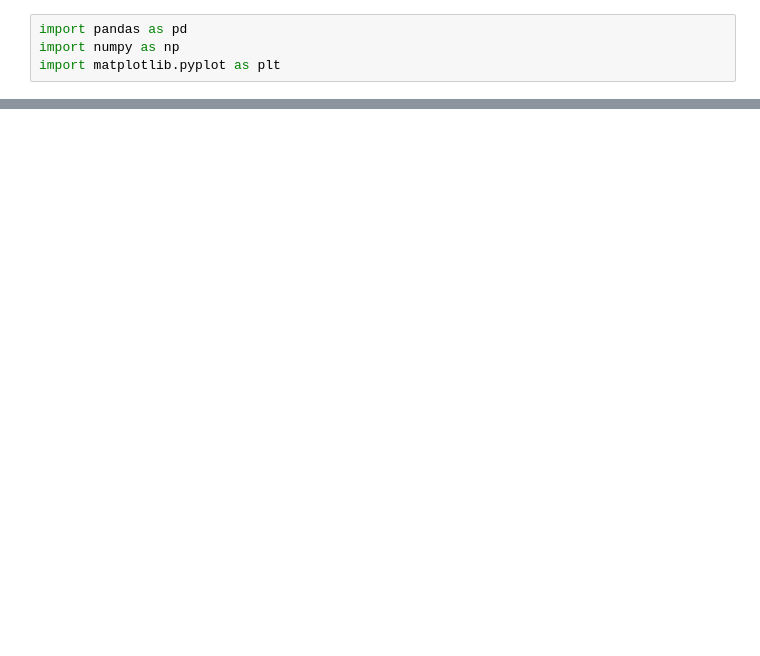
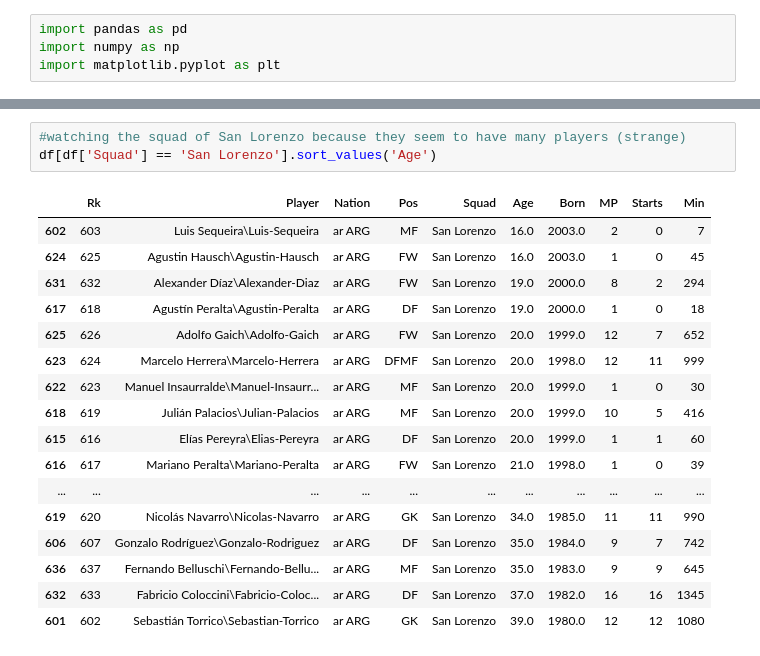
Before and after one commit to rcammi/TimePlayed_Superliga, a Jupyter notebook: analyze_data.ipynb, the cells around one changed output, grey strips where cells are left out. Cells and saved outputs as stored; diff of their text form; blank space fills up the shorter version.

```diff
--- a/analyze_data.ipynb
+++ b/analyze_data.ipynb
@@ -139,0 +112,21 @@ Name: Min, Length: 359, dtype: int64
+# %%
+#watching the squad of San Lorenzo because they seem to have many players (strange)
+df[df['Squad'] == 'San Lorenzo'].sort_values('Age')
+# %% [output]
+|  | Rk | Player | Nation | Pos | Squad | Age | Born | MP | Starts | Min |
+| 602 | 603 | Luis Sequeira\Luis-Sequeira | ar ARG | MF | San Lorenzo | 16.0 | 2003.0 | 2 | 0 | 7 |
+| 624 | 625 | Agustin Hausch\Agustin-Hausch | ar ARG | FW | San Lorenzo | 16.0 | 2003.0 | 1 | 0 | 45 |
+| 631 | 632 | Alexander Díaz\Alexander-Diaz | ar ARG | FW | San Lorenzo | 19.0 | 2000.0 | 8 | 2 | 294 |
+| 617 | 618 | Agustín Peralta\Agustin-Peralta | ar ARG | DF | San Lorenzo | 19.0 | 2000.0 | 1 | 0 | 18 |
+| 625 | 626 | Adolfo Gaich\Adolfo-Gaich | ar ARG | FW | San Lorenzo | 20.0 | 1999.0 | 12 | 7 | 652 |
+| 623 | 624 | Marcelo Herrera\Marcelo-Herrera | ar ARG | DFMF | San Lorenzo | 20.0 | 1998.0 | 12 | 11 | 999 |
+| 622 | 623 | Manuel Insaurralde\Manuel-Insaurr... | ar ARG | MF | San Lorenzo | 20.0 | 1999.0 | 1 | 0 | 30 |
+| 618 | 619 | Julián Palacios\Julian-Palacios | ar ARG | MF | San Lorenzo | 20.0 | 1999.0 | 10 | 5 | 416 |
+| 615 | 616 | Elías Pereyra\Elias-Pereyra | ar ARG | DF | San Lorenzo | 20.0 | 1999.0 | 1 | 1 | 60 |
+| 616 | 617 | Mariano Peralta\Mariano-Peralta | ar ARG | FW | San Lorenzo | 21.0 | 1998.0 | 1 | 0 | 39 |
+| ... | ... | ... | ... | ... | ... | ... | ... | ... | ... | ... |
+| 619 | 620 | Nicolás Navarro\Nicolas-Navarro | ar ARG | GK | San Lorenzo | 34.0 | 1985.0 | 11 | 11 | 990 |
+| 606 | 607 | Gonzalo Rodríguez\Gonzalo-Rodriguez | ar ARG | DF | San Lorenzo | 35.0 | 1984.0 | 9 | 7 | 742 |
+| 636 | 637 | Fernando Belluschi\Fernando-Bellu... | ar ARG | MF | San Lorenzo | 35.0 | 1983.0 | 9 | 9 | 645 |
+| 632 | 633 | Fabricio Coloccini\Fabricio-Coloc... | ar ARG | DF | San Lorenzo | 37.0 | 1982.0 | 16 | 16 | 1345 |
+| 601 | 602 | Sebastián Torrico\Sebastian-Torrico | ar ARG | GK | San Lorenzo | 39.0 | 1980.0 | 12 | 12 | 1080 |
```
Also changed, not shown: parts of 23 cells of this notebook.
